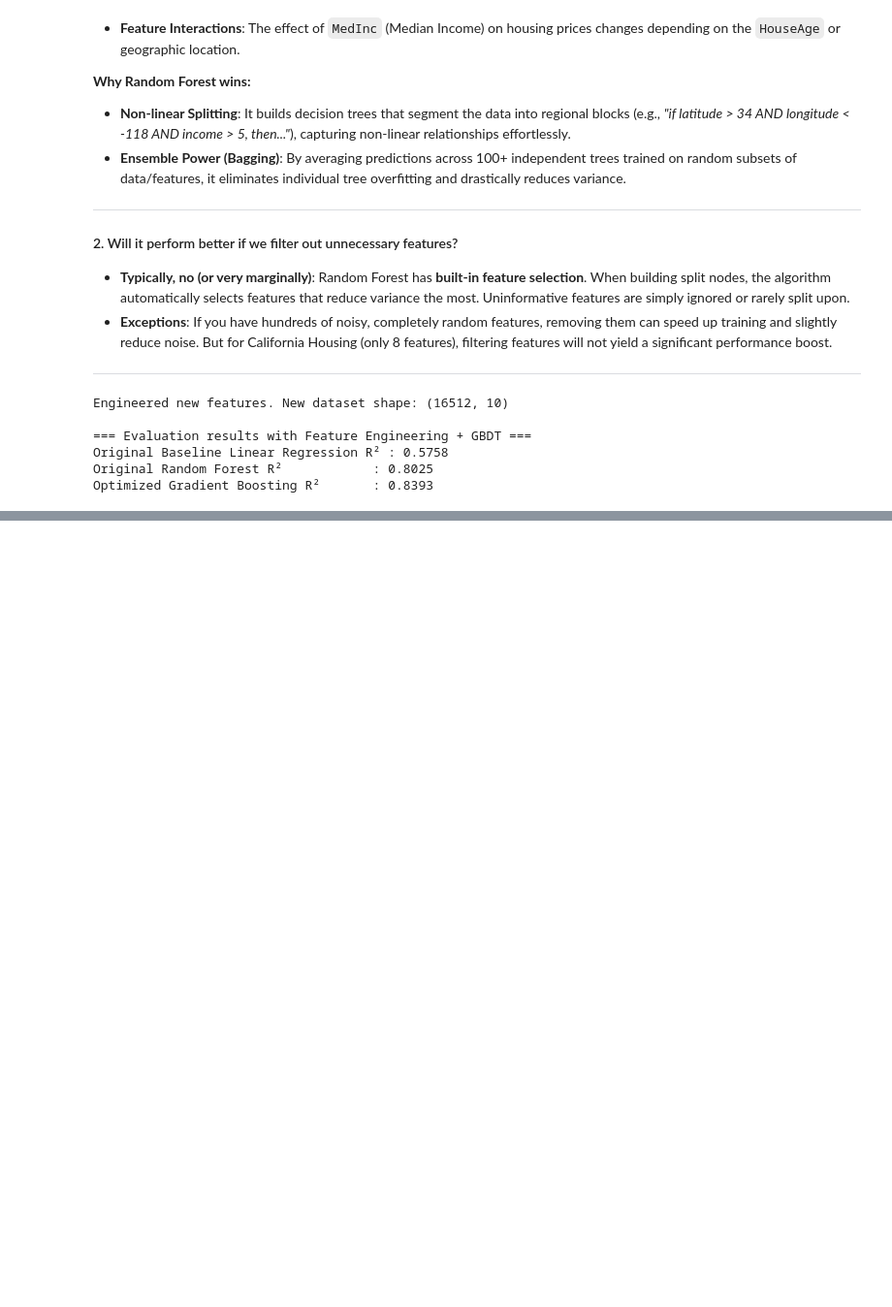
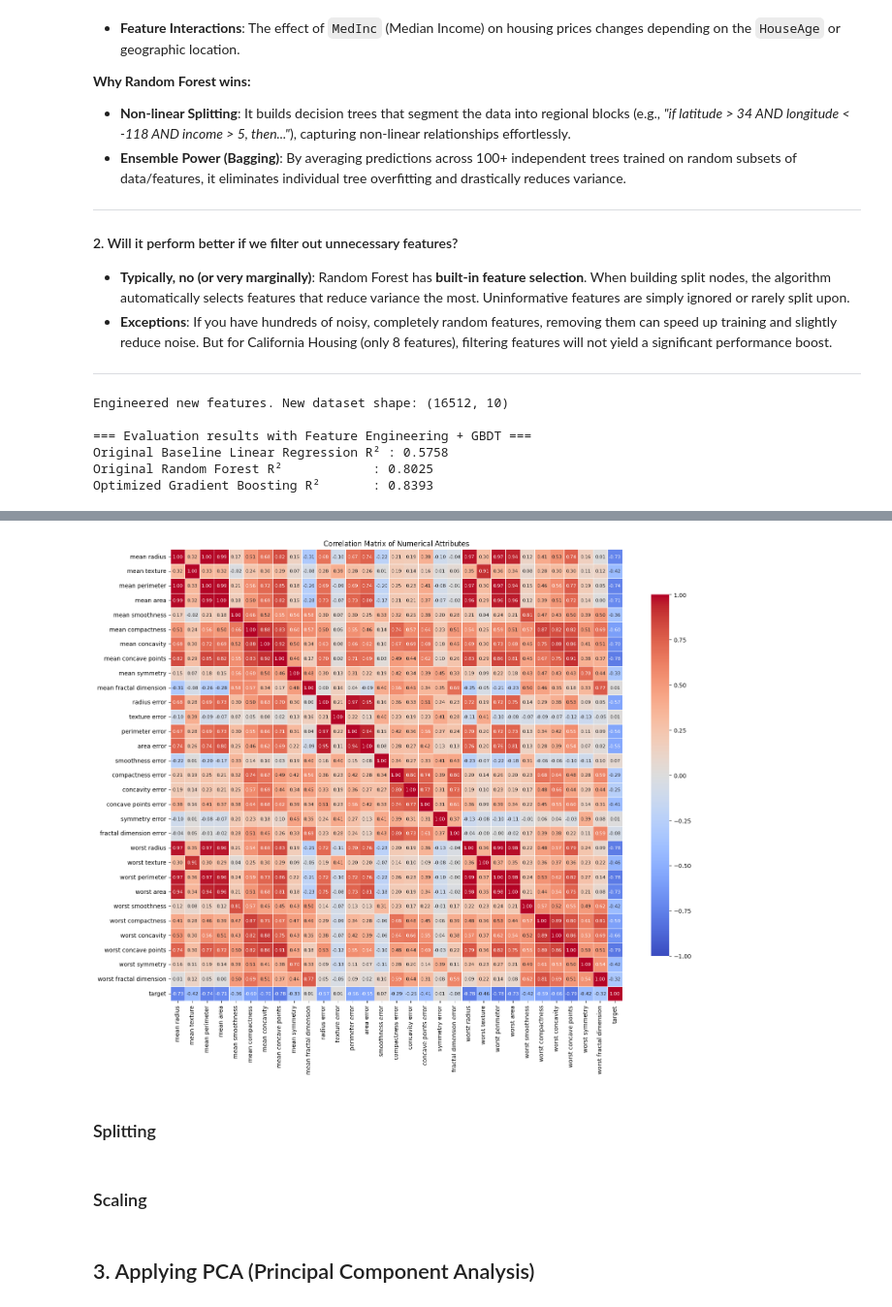
Before and after one commit to 5und4r/MachineLearningLab, a Jupyter notebook: MachineLearningLabII.ipynb, the cells around one changed output, grey strips where cells are left out. Shown at 97% size. Saved outputs shown, nothing was run; the diff lists cells and outputs as text; code cells hidden in the pictures; blank space fills up the shorter version.

```diff
--- a/MachineLearningLabII.ipynb
+++ b/MachineLearningLabII.ipynb
@@ -1976,0 +2080,4 @@ Optimized Gradient Boosting R²       : 0.8393
+# %%
+from sklearn.datasets import load_breast_cancer
+data = load_breast_cancer(as_frame=True)
+data
@@ -1976,0 +2106,2 @@ Optimized Gradient Boosting R²       : 0.8393
+# %%
+df = data.frame
@@ -1976,0 +2185,28 @@ Optimized Gradient Boosting R²       : 0.8393
+# %%
+NumericalFeaturesDf = df.select_dtypes(include=['int64','float64'])
+CorrMat = NumericalFeaturesDf.corr()
+
+import matplotlib.pyplot as plt
+import seaborn as sns
+
+plt.figure(figsize=(18,14))
+#sns.heatmap(CorrMat, annot=True, cmap='coolwarm', fmt='.2f', linewidths= .2)
+sns.heatmap(
+    CorrMat,
+    cmap='coolwarm',
+    vmax=1.0,
+    vmin=-1.0,
+    center=0,
+    annot=True,              # Enable annotations
+    fmt='.2f',               # Round to 2 decimal places
+    annot_kws={"size": 8},   # Shrink annotation font size to fit neatly inside cells
+    square=True,
+    linewidths=.5,
+    cbar_kws={"shrink": .8}  # Make colorbar slightly smaller
+)
+plt.title('Correlation Matrix of Numerical Attributes')
+plt.show()
+# %% [output]
+[figure, added]
+# %% [markdown]
+### Splitting
@@ -1976,0 +2220,2 @@ Optimized Gradient Boosting R²       : 0.8393
+# %% [markdown]
+### Scaling
@@ -1976,0 +2229,2 @@ Optimized Gradient Boosting R²       : 0.8393
+# %% [markdown]
+## 3. Applying PCA (Principal Component Analysis)
```
Also changed, not shown: parts of 18 cells of this notebook.
